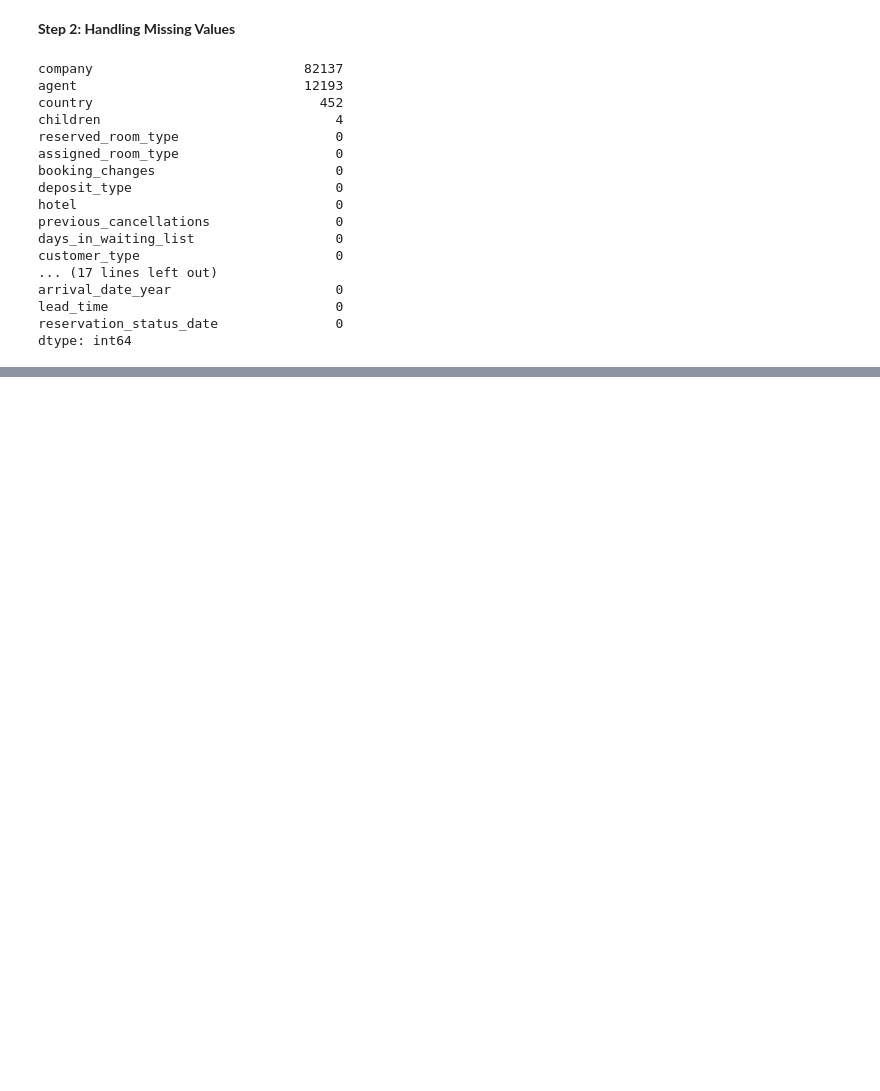
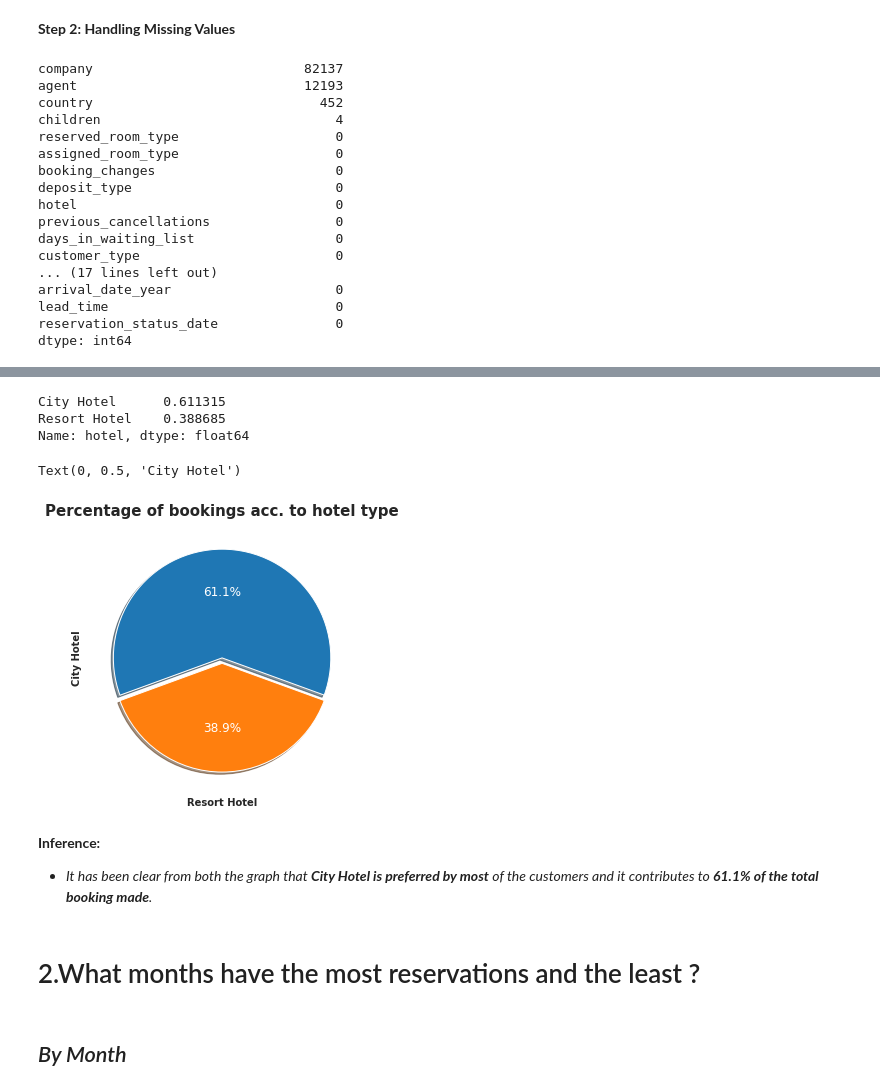
Before and after one commit to shrikantkute/EDA-Hotel-Booking, a Jupyter notebook: Hotel_Booking_EDA.ipynb, the cells around one changed output, grey strips where cells are left out. Cells and saved outputs as stored; diff of their text form; code cells hidden in the pictures; blank space fills up the shorter version.

```diff
--- a/Hotel_Booking_EDA.ipynb
+++ b/Hotel_Booking_EDA.ipynb
@@ -347,0 +417,24 @@ dtype: int64
+# %%
+# Visualization in pie chart of percentage distribution of hotel
+hotel_type_perecent_distribution=hotel_df['hotel'].value_counts(normalize=True)
+hotel_type_perecent_distribution
+# %% [output]
+City Hotel      0.611315
+Resort Hotel    0.388685
+Name: hotel, dtype: float64
+# %%
+plt.figure(figsize=(7,5))
+plt.pie(hotel_type_perecent_distribution,startangle=340,explode=(0,0.05),autopct='%1.1f%%' ,textprops={'color':"w",'fontsize':12},shadow=True)
+plt.title('Percentage of bookings acc. to hotel type',weight='bold',size=15)
+plt.xlabel('Resort Hotel',weight='bold')
+plt.ylabel('City Hotel',weight='bold')
+# %% [output]
+Text(0, 0.5, 'City Hotel')
+[figure, added]
+# %% [markdown]
+**Inference:**
+*   *It has been clear from both the graph that **City Hotel is preferred by most** of the customers and it contributes to **61.1% of the total booking made**.*
+# %% [markdown]
+# 2.What months have the most reservations and the least ?
+# %% [markdown]
+## *By Month*
```
Also changed, not shown: parts of 24 cells of this notebook.
